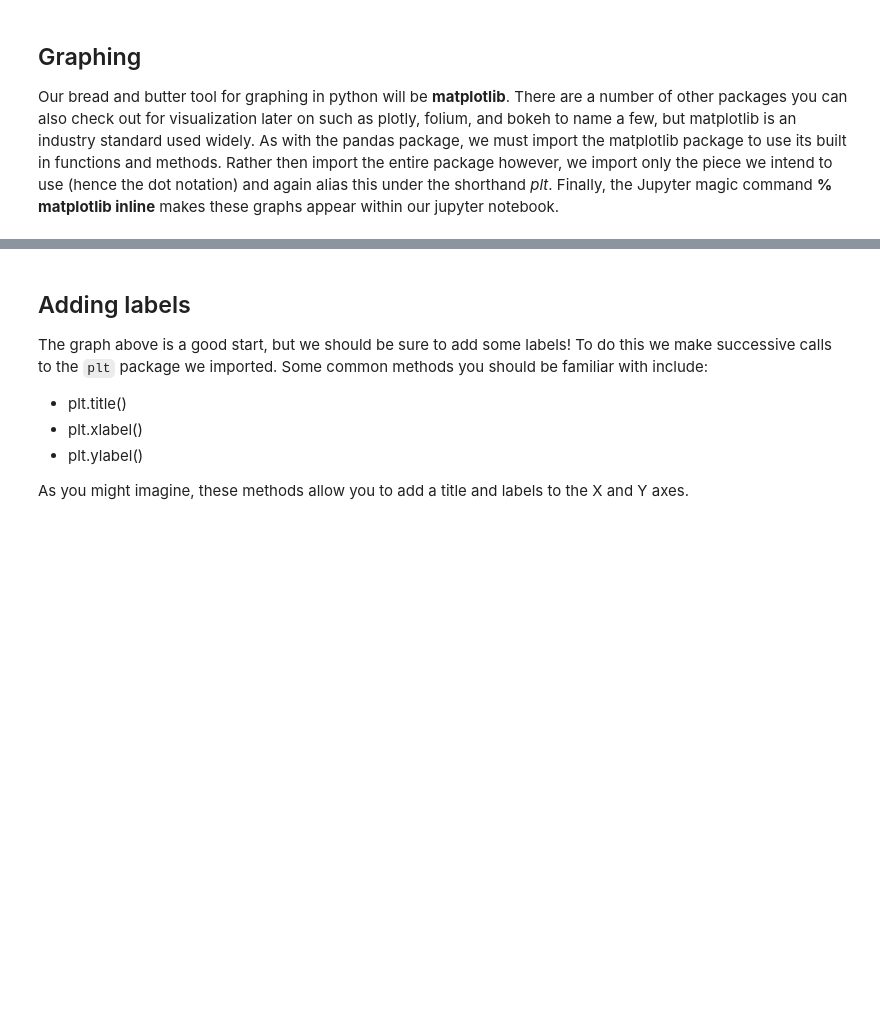
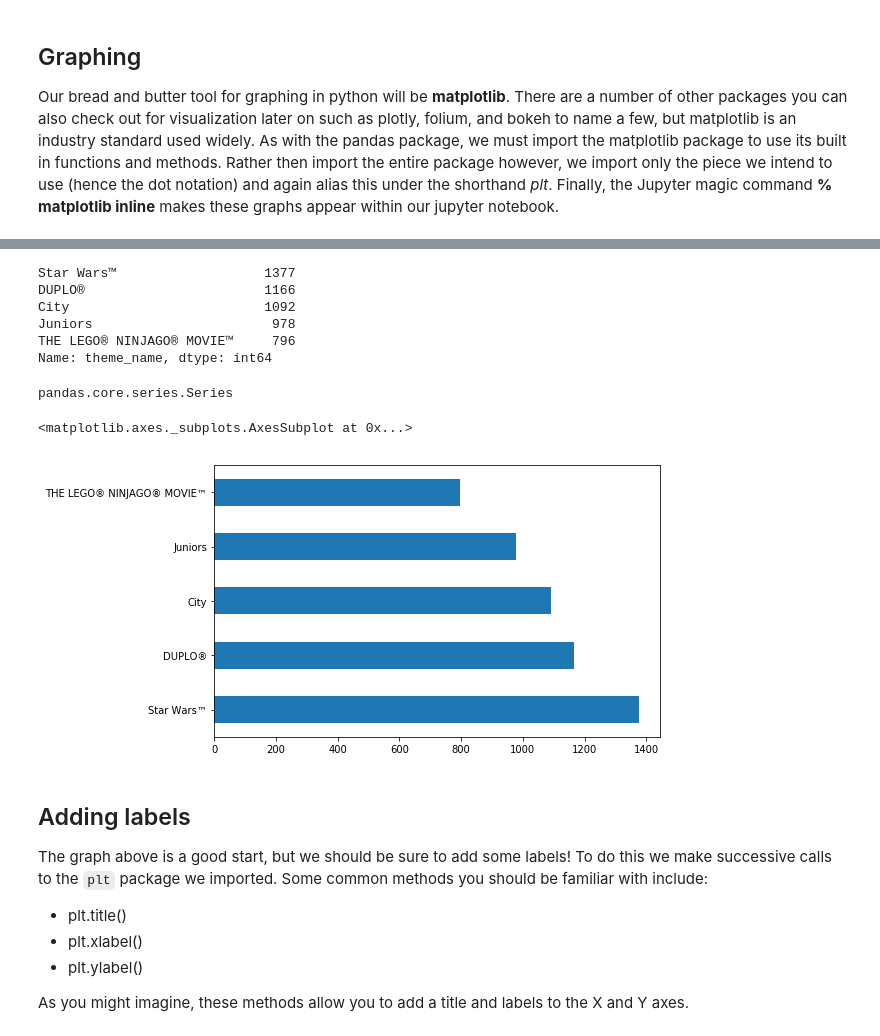
Before and after one commit to erdosn/dsc-first-codealong-data-science, a Jupyter notebook: index.ipynb, the cells around one changed output, grey strips where cells are left out. Saved outputs shown, nothing was run; the diff lists cells and outputs as text; code cells hidden in the pictures; blank space fills up the shorter version.

```diff
--- a/index.ipynb
+++ b/index.ipynb
@@ -242,6 +429,24 @@ import matplotlib.pyplot as plt
 # %%
-to_graph = df.theme_name.value_counts()[:5]
-to_graph.plot(kind='barh')
+to_graph = df.theme_name.value_counts()[:5] # top 5 most occuring theme_names
+to_graph
+# %% [output]
+Star Wars™                   1377
+DUPLO®                       1166
+City                         1092
+Juniors                       978
+THE LEGO® NINJAGO® MOVIE™     796
+Name: theme_name, dtype: int64
+# %%
+type(to_graph)
+# %% [output]
+pandas.core.series.Series
+# %%
+to_graph.plot(kind='barh', figsize=(8, 5))
+# bar is vertical
+# barh is horizontal
+# %% [output]
+<matplotlib.axes._subplots.AxesSubplot at 0x...>
+[figure, added]
 # %% [markdown]
 ## Adding labels
 The graph above is a good start, but we should be sure to add some labels! To do this we make successive calls to the `plt` package we imported. Some common methods you should be familiar with include:
```
Also changed, not shown: parts of 30 cells of this notebook.
